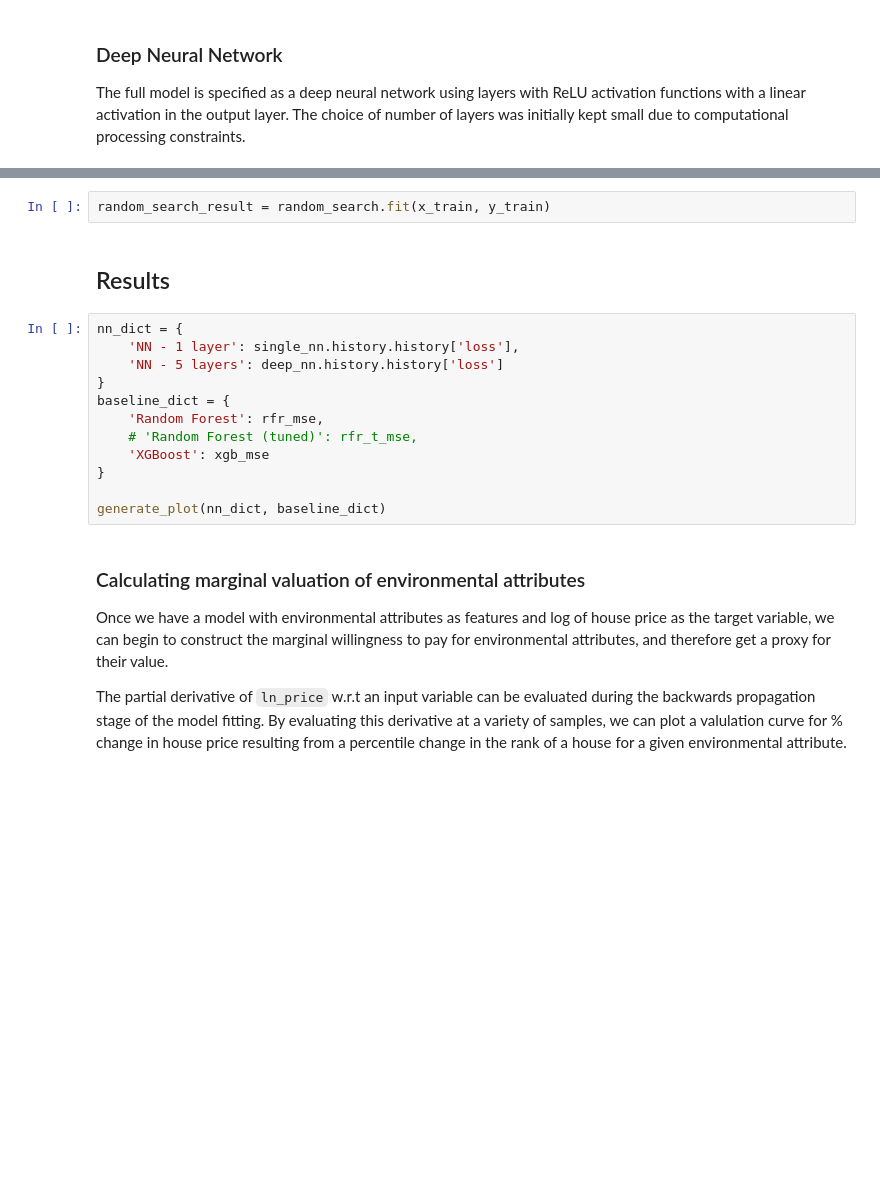
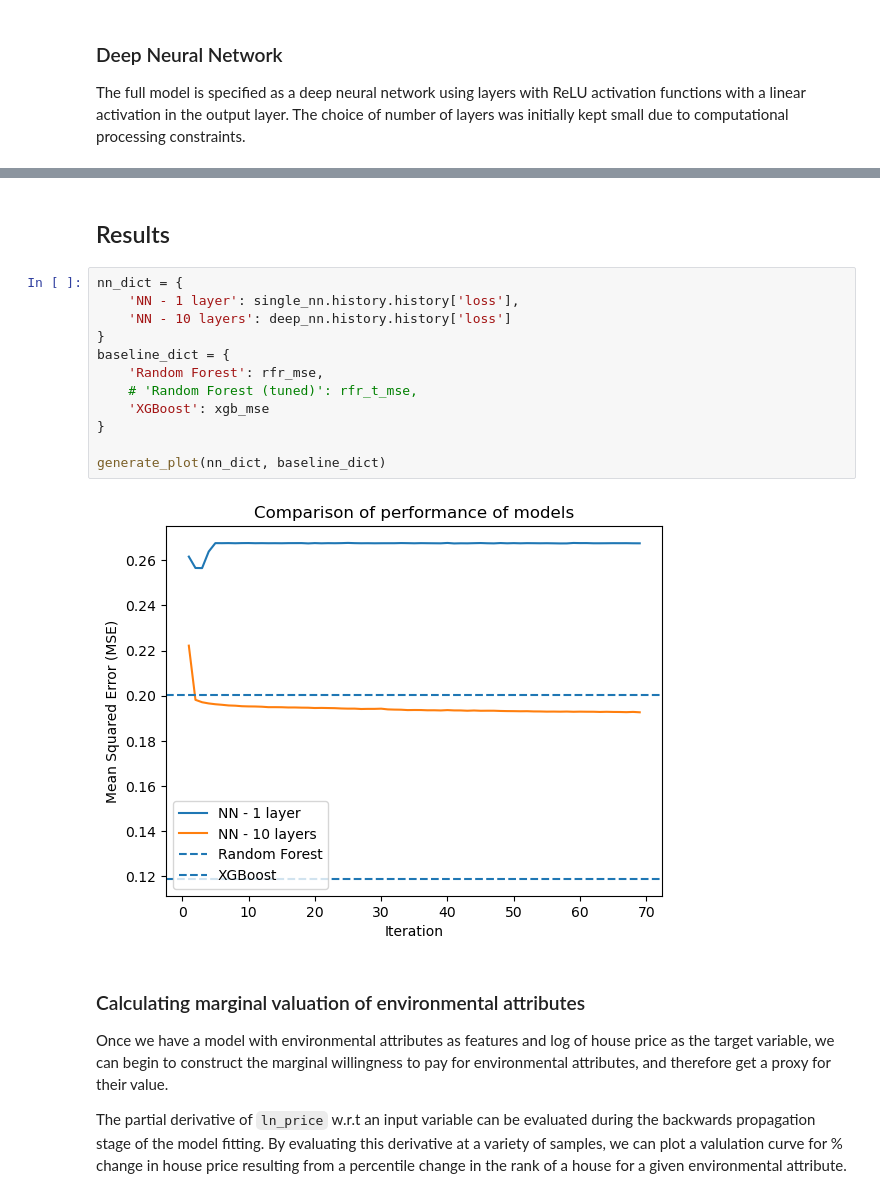
Before and after one commit to fgallagher27/GreenValueNet, a Jupyter notebook: GreenValueNet.ipynb, the cells around one changed output, grey strips where cells are left out. Drawn from its saved outputs; the diff is of its cells as text; blank space fills up the shorter version.

```diff
--- a/GreenValueNet.ipynb
+++ b/GreenValueNet.ipynb
@@ -266,19 +240,19 @@ random_search_result = random_search.fit(x_train, y_train)
-# %%
-random_search_result = random_search.fit(x_train, y_train)
 # %% [markdown]
 ## Results
 # %%
 nn_dict = {
     'NN - 1 layer': single_nn.history.history['loss'],
-    'NN - 5 layers': deep_nn.history.history['loss']
+    'NN - 10 layers': deep_nn.history.history['loss']
 }
 baseline_dict = {
     'Random Forest': rfr_mse,
     # 'Random Forest (tuned)': rfr_t_mse,
     'XGBoost': xgb_mse
 }
 
 generate_plot(nn_dict, baseline_dict)
+# %% [output]
+[figure, added]
 # %% [markdown]
 ### Calculating marginal valuation of environmental attributes
 
```
Also changed, not shown: parts of 8 cells of this notebook, 15 other files.
